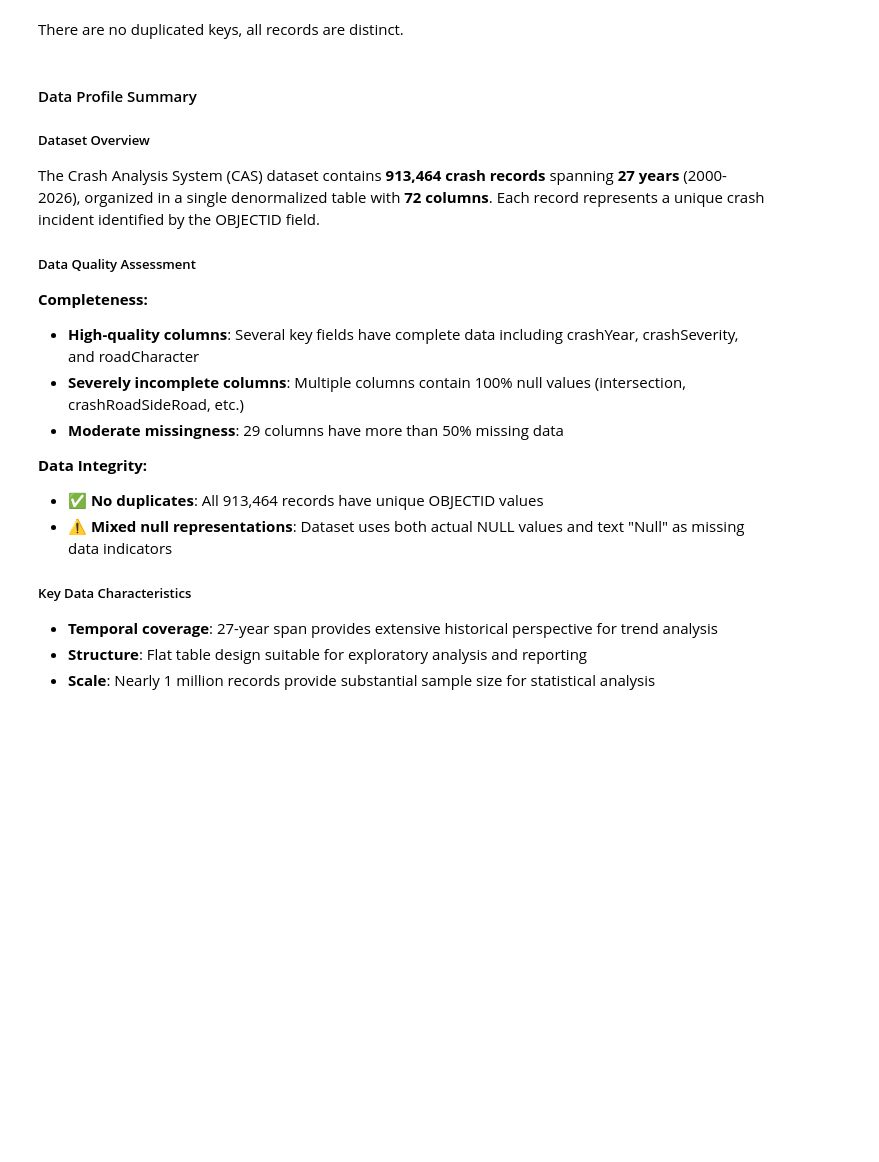
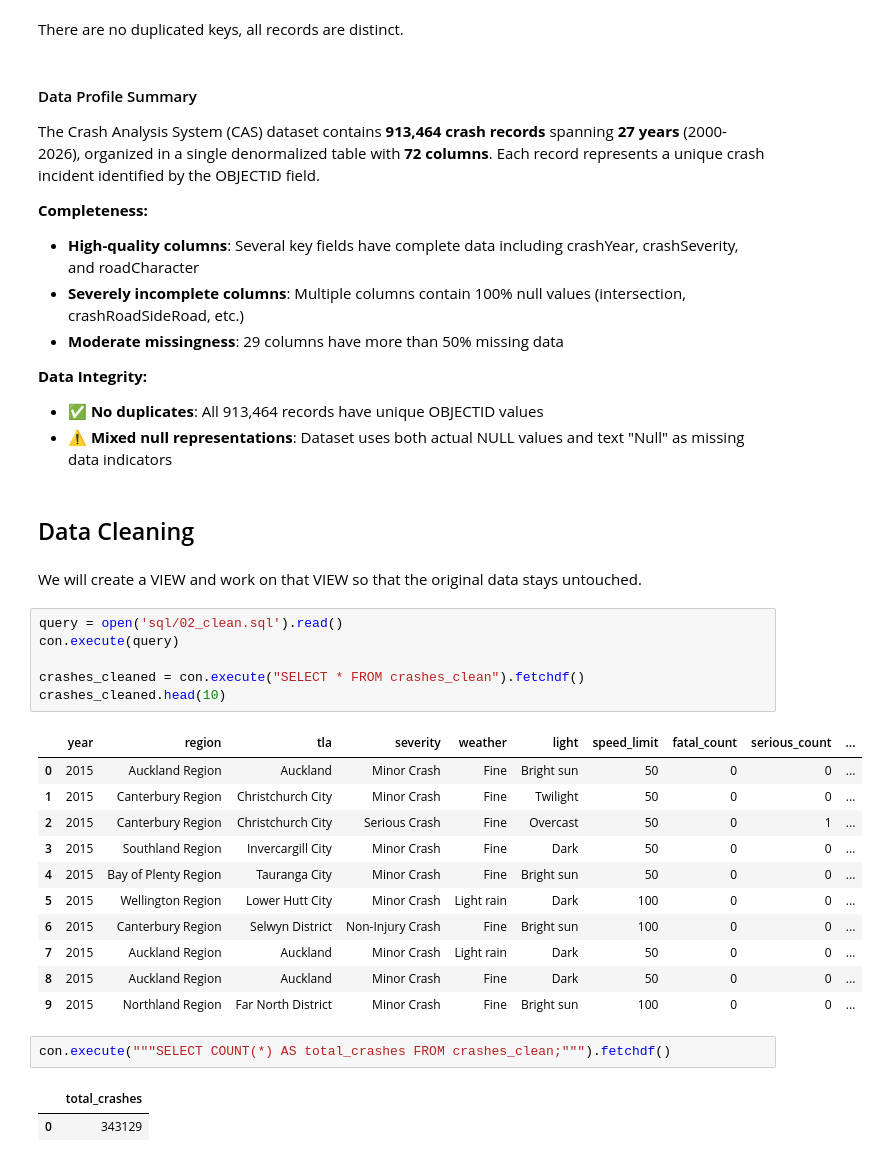
Before and after one commit to Lam-Truong/nz-road-safety-sql, a Jupyter notebook: project_1_workbook.ipynb, the cells around one changed output. Drawn from its saved outputs; the diff is of its cells as text; blank space fills up the shorter version.

Commit message:
Step 1 and 2: load, profile and clean data, Q1 trend query

```diff
--- a/project_1_workbook.ipynb
+++ b/project_1_workbook.ipynb
@@ -132,10 +132,8 @@ con.execute("""SELECT COUNT(DISTINCT OBJECTID) FROM crashes""").fetchdf()
 There are no duplicated keys, all records are distinct.
 # %% [markdown]
 #### Data Profile Summary
-##### Dataset Overview
+
 The Crash Analysis System (CAS) dataset contains **913,464 crash records** spanning **27 years** (2000-2026), organized in a single denormalized table with **72 columns**. Each record represents a unique crash incident identified by the OBJECTID field.
-
-##### Data Quality Assessment
 
 **Completeness:**
 - **High-quality columns**: Several key fields have complete data including crashYear, crashSeverity, and roadCharacter
@@ -145,8 +143,30 @@ The Crash Analysis System (CAS) dataset contains **913,464 crash records** spann
 **Data Integrity:**
 - ✅ **No duplicates**: All 913,464 records have unique OBJECTID values
 - ⚠️ **Mixed null representations**: Dataset uses both actual NULL values and text "Null" as missing data indicators
-
-##### Key Data Characteristics
-- **Temporal coverage**: 27-year span provides extensive historical perspective for trend analysis
-- **Structure**: Flat table design suitable for exploratory analysis and reporting
-- **Scale**: Nearly 1 million records provide substantial sample size for statistical analysis
+# %% [markdown]
+## Data Cleaning
+# %% [markdown]
+We will create a VIEW and work on that VIEW so that the original data stays untouched.
+# %%
+query = open('sql/02_clean.sql').read()
+con.execute(query)
+
+crashes_cleaned = con.execute("SELECT * FROM crashes_clean").fetchdf()
+crashes_cleaned.head(10)
+# %% [output]
+|  | year | region | tla | severity | weather | light | speed_limit | fatal_count | serious_count | ... |
+| 0 | 2015 | Auckland Region | Auckland | Minor Crash | Fine | Bright sun | 50 | 0 | 0 | ... |
+| 1 | 2015 | Canterbury Region | Christchurch City | Minor Crash | Fine | Twilight | 50 | 0 | 0 | ... |
+| 2 | 2015 | Canterbury Region | Christchurch City | Serious Crash | Fine | Overcast | 50 | 0 | 1 | ... |
+| 3 | 2015 | Southland Region | Invercargill City | Minor Crash | Fine | Dark | 50 | 0 | 0 | ... |
+| 4 | 2015 | Bay of Plenty Region | Tauranga City | Minor Crash | Fine | Bright sun | 50 | 0 | 0 | ... |
+| 5 | 2015 | Wellington Region | Lower Hutt City | Minor Crash | Light rain | Dark | 100 | 0 | 0 | ... |
+| 6 | 2015 | Canterbury Region | Selwyn District | Non-Injury Crash | Fine | Bright sun | 100 | 0 | 0 | ... |
+| 7 | 2015 | Auckland Region | Auckland | Minor Crash | Light rain | Dark | 50 | 0 | 0 | ... |
+| 8 | 2015 | Auckland Region | Auckland | Minor Crash | Fine | Dark | 50 | 0 | 0 | ... |
+| 9 | 2015 | Northland Region | Far North District | Minor Crash | Fine | Bright sun | 100 | 0 | 0 | ... |
+# %%
+con.execute("""SELECT COUNT(*) AS total_crashes FROM crashes_clean;""").fetchdf()
+# %% [output]
+|  | total_crashes |
+| 0 | 343129 |
```
Also changed, not shown: parts of 6 cells of this notebook, 3 other files.
